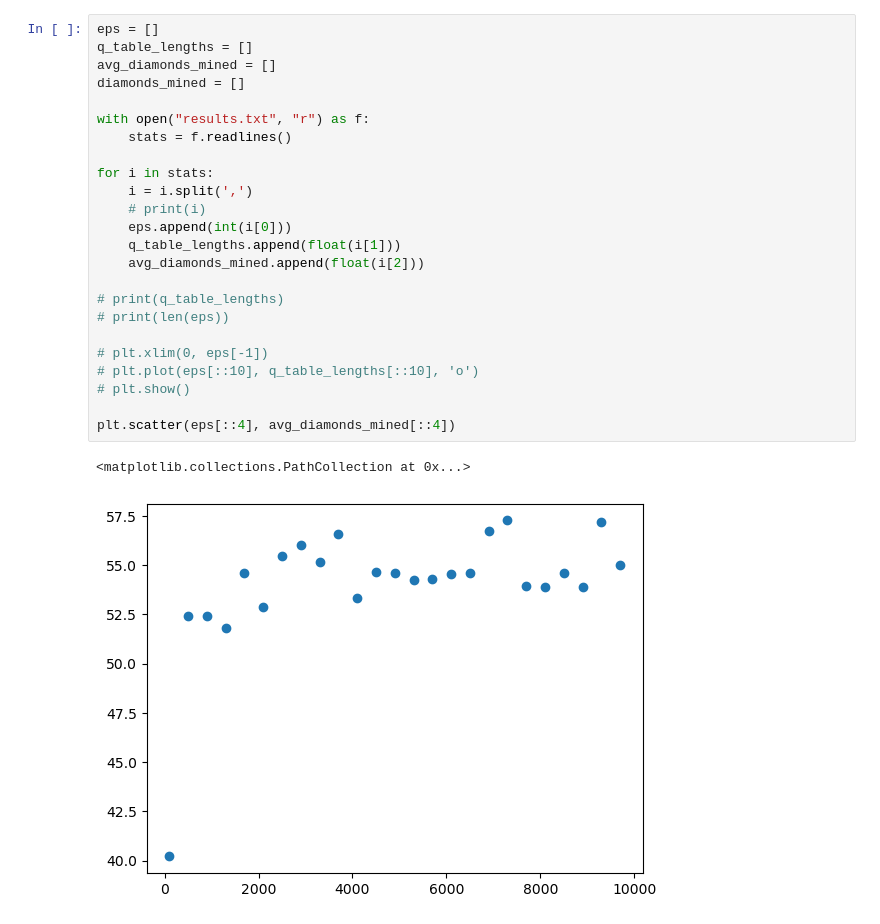
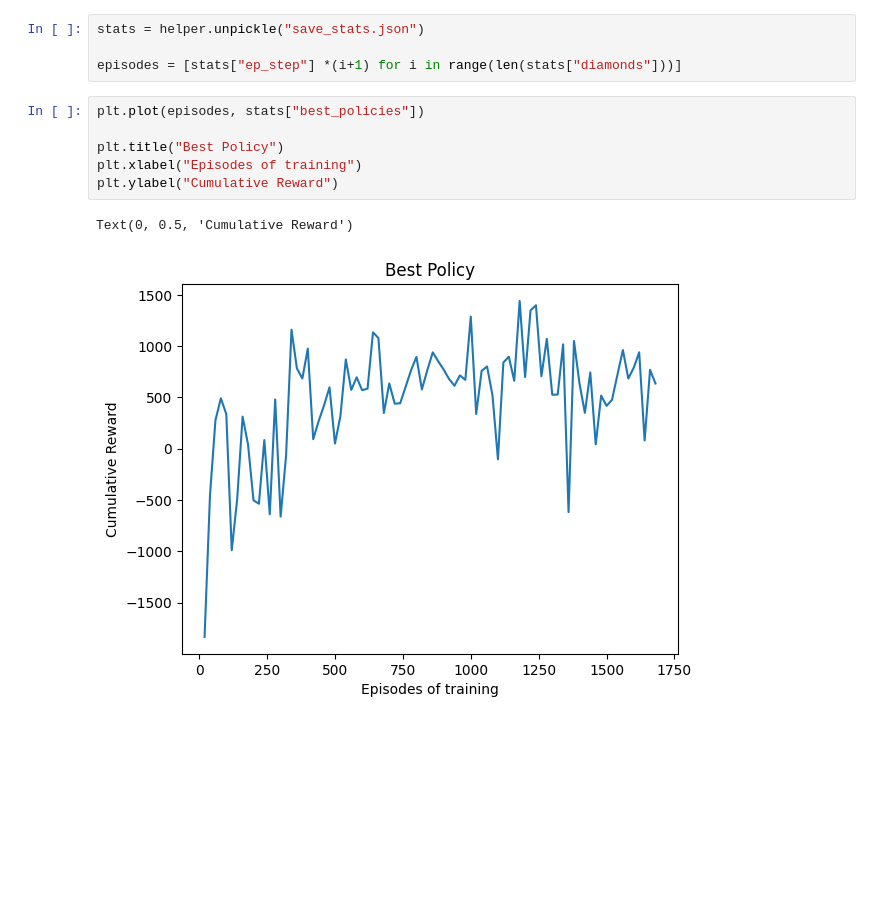
Before and after one commit to GnawhDaniel/malmo-miner, a Jupyter notebook: stat_charts.ipynb, the cells around one changed output. Drawn from its saved outputs; the diff is of its cells as text; blank space fills up the shorter version.

```diff
--- a/stat_charts.ipynb
+++ b/stat_charts.ipynb
@@ -3,27 +6,13 @@ import matplotlib.pyplot as plt
-# %%
-eps = []
-q_table_lengths = []
-avg_diamonds_mined = []
-diamonds_mined = []
-
-with open("results.txt", "r") as f:
-    stats = f.readlines()
-
-for i in stats:
-    i = i.split(',')
-    # print(i)
-    eps.append(int(i[0]))
-    q_table_lengths.append(float(i[1]))
-    avg_diamonds_mined.append(float(i[2]))
-
-# print(q_table_lengths)
-# print(len(eps))
-
-# plt.xlim(0, eps[-1])
-# plt.plot(eps[::10], q_table_lengths[::10], 'o')
-# plt.show()
-
-plt.scatter(eps[::4], avg_diamonds_mined[::4])
-# %% [output]
-<matplotlib.collections.PathCollection at 0x...>
-[figure, removed]
+# %%
+stats = helper.unpickle("save_stats.json")
+
+episodes = [stats["ep_step"] *(i+1) for i in range(len(stats["diamonds"]))]
+# %%
+plt.plot(episodes, stats["best_policies"])
+
+plt.title("Best Policy")
+plt.xlabel("Episodes of training")
+plt.ylabel("Cumulative Reward")
+# %% [output]
+Text(0, 0.5, 'Cumulative Reward')
+[figure, added]
```
Also changed, not shown: parts of 5 cells of this notebook, 9 other files.
